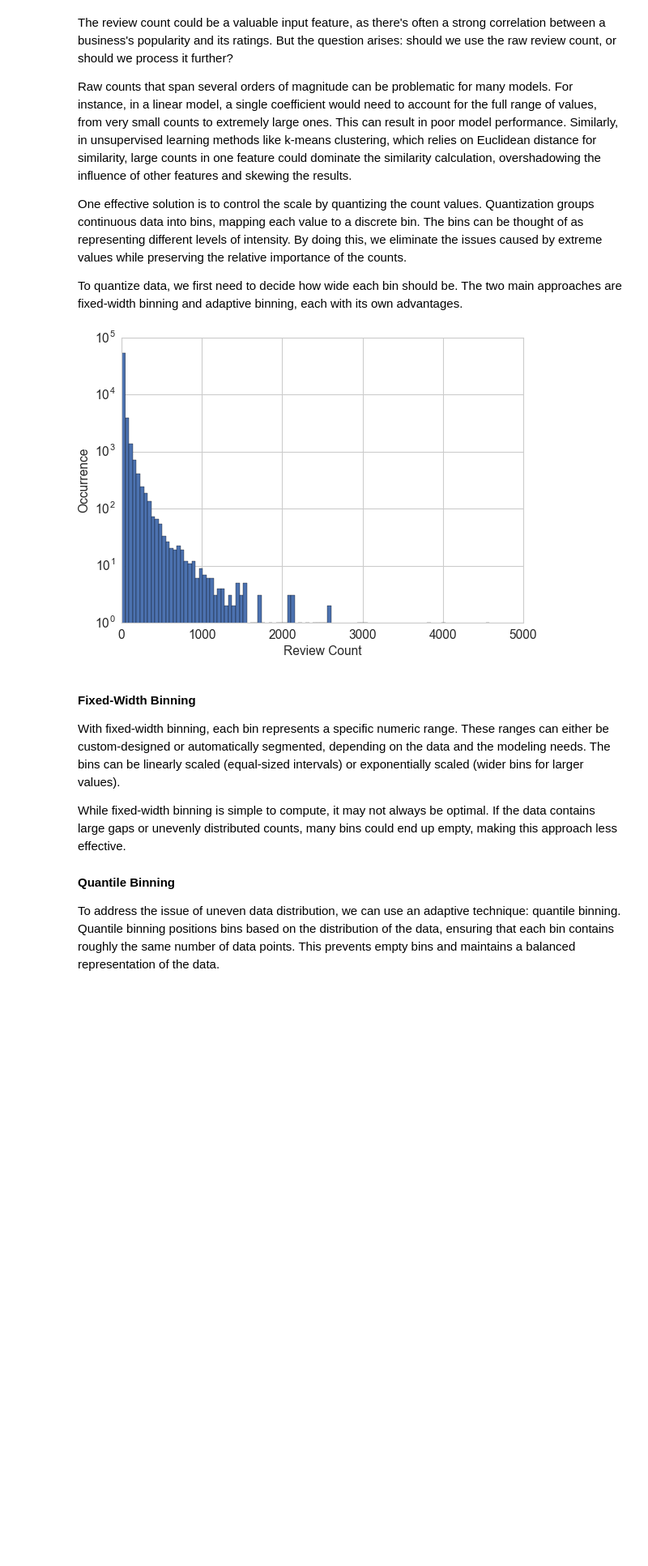
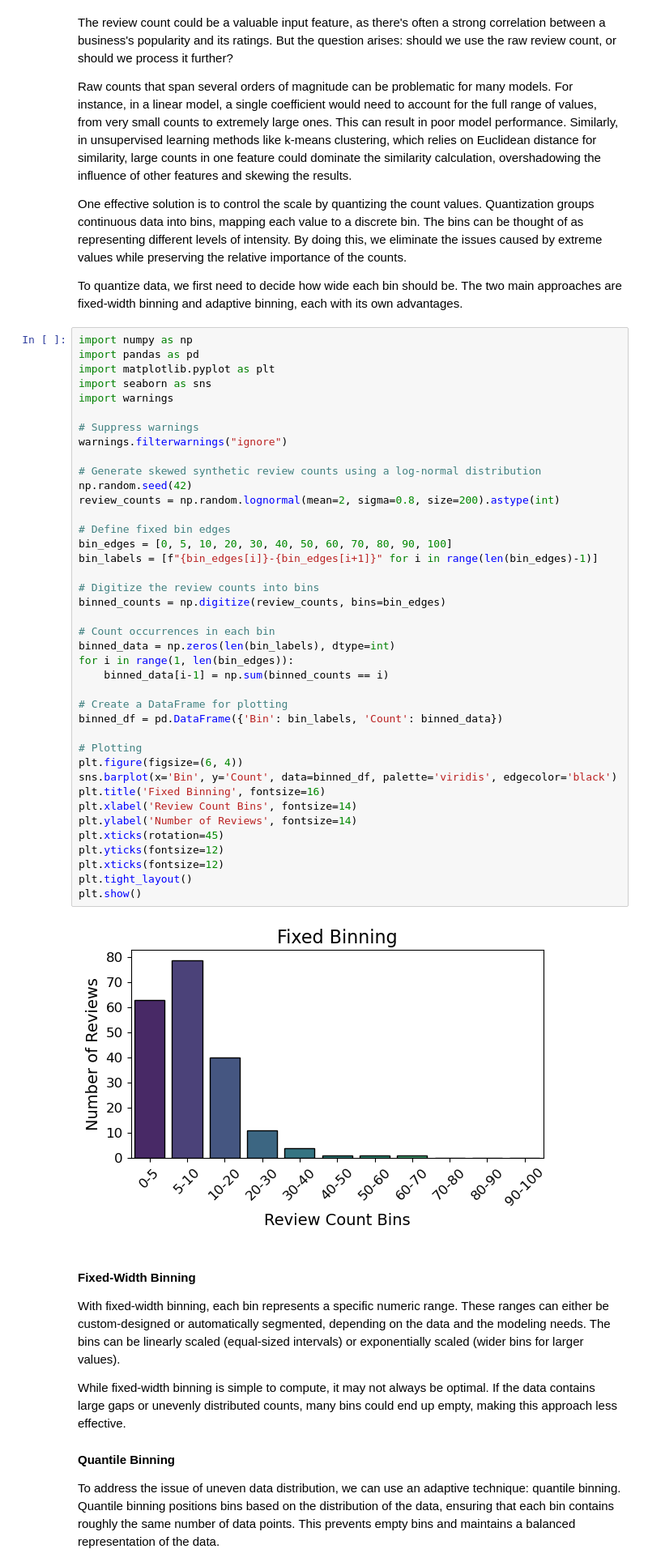
Before and after one commit to bmandracchia/ML4BD, a Jupyter notebook: _sources/chapters/02_basic_feature_engineering.ipynb, the cells around one changed output. Shown at 81% size. Drawn from its saved outputs; the diff is of its cells as text; blank space fills up the shorter version.

```diff
--- a/_sources/chapters/02_basic_feature_engineering.ipynb
+++ b/_sources/chapters/02_basic_feature_engineering.ipynb
@@ -36,8 +36,48 @@ Raw counts that span several orders of magnitude can be problematic for many mod
 One effective solution is to control the scale by quantizing the count values. Quantization groups continuous data into bins, mapping each value to a discrete bin. The bins can be thought of as representing different levels of intensity. By doing this, we eliminate the issues caused by extreme values while preserving the relative importance of the counts.
 
 To quantize data, we first need to decide how wide each bin should be. The two main approaches are fixed-width binning and adaptive binning, each with its own advantages.
-# %% [markdown]
-![image.png](attachment:image.png)
+# %%
+import numpy as np
+import pandas as pd
+import matplotlib.pyplot as plt
+import seaborn as sns
+import warnings
+
+# Suppress warnings
+warnings.filterwarnings("ignore")
+
+# Generate skewed synthetic review counts using a log-normal distribution
+np.random.seed(42)
+review_counts = np.random.lognormal(mean=2, sigma=0.8, size=200).astype(int)
+
+# Define fixed bin edges
+bin_edges = [0, 5, 10, 20, 30, 40, 50, 60, 70, 80, 90, 100]
+bin_labels = [f"{bin_edges[i]}-{bin_edges[i+1]}" for i in range(len(bin_edges)-1)]
+
+# Digitize the review counts into bins
+binned_counts = np.digitize(review_counts, bins=bin_edges)
+
+# Count occurrences in each bin
+binned_data = np.zeros(len(bin_labels), dtype=int)
+for i in range(1, len(bin_edges)):
+    binned_data[i-1] = np.sum(binned_counts == i)
+
+# Create a DataFrame for plotting
+binned_df = pd.DataFrame({'Bin': bin_labels, 'Count': binned_data})
+
+# Plotting
+plt.figure(figsize=(6, 4))
+sns.barplot(x='Bin', y='Count', data=binned_df, palette='viridis', edgecolor='black')
+plt.title('Fixed Binning', fontsize=16)
+plt.xlabel('Review Count Bins', fontsize=14)
+plt.ylabel('Number of Reviews', fontsize=14)
+plt.xticks(rotation=45)
+plt.yticks(fontsize=12)
+plt.xticks(fontsize=12)
+plt.tight_layout()
+plt.show()
+# %% [output]
+[figure, added]
 # %% [markdown]
 #### Fixed-Width Binning
 With fixed-width binning, each bin represents a specific numeric range. These ranges can either be custom-designed or automatically segmented, depending on the data and the modeling needs. The bins can be linearly scaled (equal-sized intervals) or exponentially scaled (wider bins for larger values).
```
Also changed, not shown: parts of 14 cells of this notebook, 8 other files.
